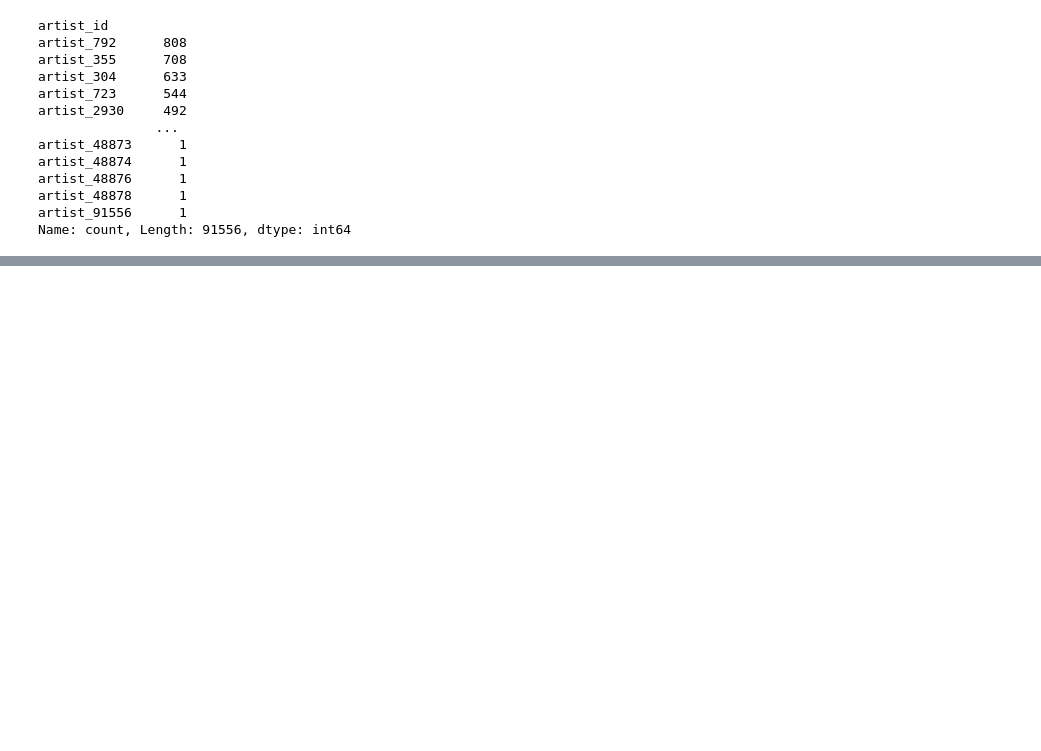
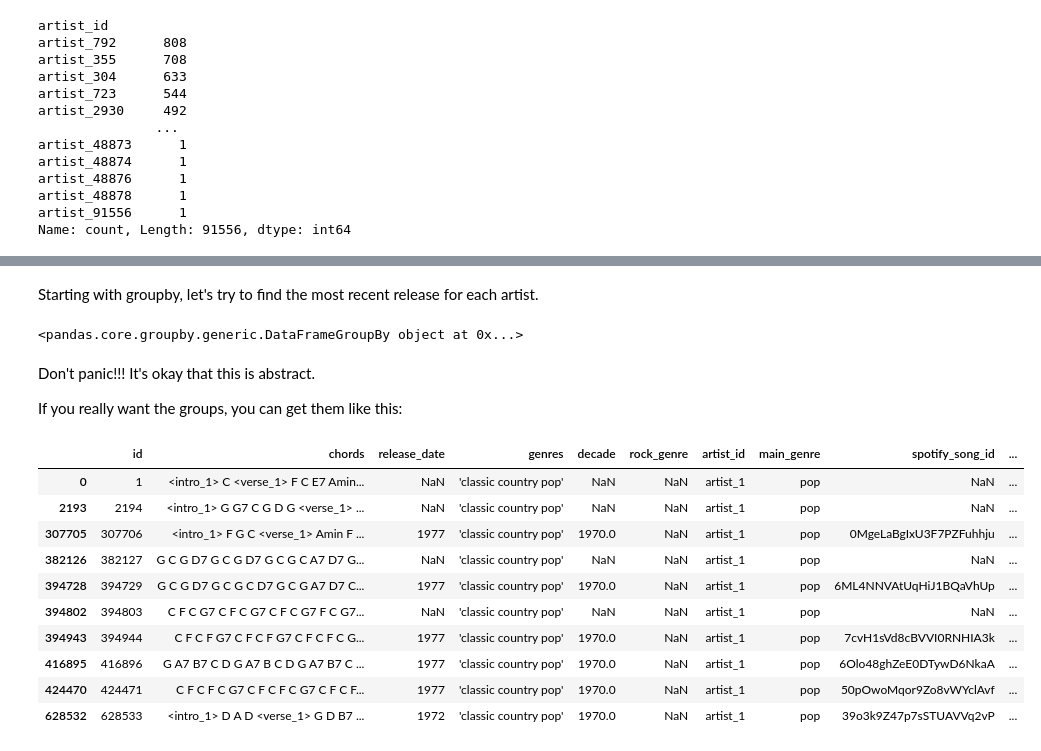
Before and after one commit to samzhang111/CSYS5870_2025F, a Jupyter notebook: demos/week-1/chordonomicon.ipynb, the cells around one changed output, grey strips where cells are left out. Drawn from its saved outputs; the diff is of its cells as text; code cells hidden in the pictures; blank space fills up the shorter version.

```diff
--- a/demos/week-1/chordonomicon.ipynb
+++ b/demos/week-1/chordonomicon.ipynb
@@ -57,0 +68,24 @@ Name: count, Length: 91556, dtype: int64
+# %% [markdown]
+Starting with groupby, let's try to find the most recent release for each artist.
+# %%
+df.groupby('artist_id')
+# %% [output]
+<pandas.core.groupby.generic.DataFrameGroupBy object at 0x...>
+# %% [markdown]
+Don't panic!!! It's okay that this is abstract.
+
+If you really want the groups, you can get them like this:
+# %%
+df.loc[df.groupby('artist_id').groups['artist_1'], :]
+# %% [output]
+|  | id | chords | release_date | genres | decade | rock_genre | artist_id | main_genre | spotify_song_id | ... |
+| 0 | 1 | <intro_1> C <verse_1> F C E7 Amin... | NaN | 'classic country pop' | NaN | NaN | artist_1 | pop | NaN | ... |
+| 2193 | 2194 | <intro_1> G G7 C G D G <verse_1> ... | NaN | 'classic country pop' | NaN | NaN | artist_1 | pop | NaN | ... |
+| 307705 | 307706 | <intro_1> F G C <verse_1> Amin F ... | 1977 | 'classic country pop' | 1970.0 | NaN | artist_1 | pop | 0MgeLaBgIxU3F7PZFuhhju | ... |
+| 382126 | 382127 | G C G D7 G C G D7 G C G C A7 D7 G... | NaN | 'classic country pop' | NaN | NaN | artist_1 | pop | NaN | ... |
+| 394728 | 394729 | G C G D7 G C G C D7 G C G A7 D7 C... | 1977 | 'classic country pop' | 1970.0 | NaN | artist_1 | pop | 6ML4NNVAtUqHiJ1BQaVhUp | ... |
+| 394802 | 394803 | C F C G7 C F C G7 C F C G7 F C G7... | NaN | 'classic country pop' | NaN | NaN | artist_1 | pop | NaN | ... |
+| 394943 | 394944 | C F C F G7 C F C F G7 C F C F C G... | 1977 | 'classic country pop' | 1970.0 | NaN | artist_1 | pop | 7cvH1sVd8cBVVI0RNHIA3k | ... |
+| 416895 | 416896 | G A7 B7 C D G A7 B C D G A7 B7 C ... | 1977 | 'classic country pop' | 1970.0 | NaN | artist_1 | pop | 6Olo48ghZeE0DTywD6NkaA | ... |
+| 424470 | 424471 | C F C F C G7 C F C F C G7 C F C F... | 1977 | 'classic country pop' | 1970.0 | NaN | artist_1 | pop | 50pOwoMqor9Zo8vWYclAvf | ... |
+| 628532 | 628533 | <intro_1> D A D <verse_1> G D B7 ... | 1972 | 'classic country pop' | 1970.0 | NaN | artist_1 | pop | 39o3k9Z47p7sSTUAVVq2vP | ... |
```
Also changed, not shown: parts of 22 cells of this notebook, 8 other files.
